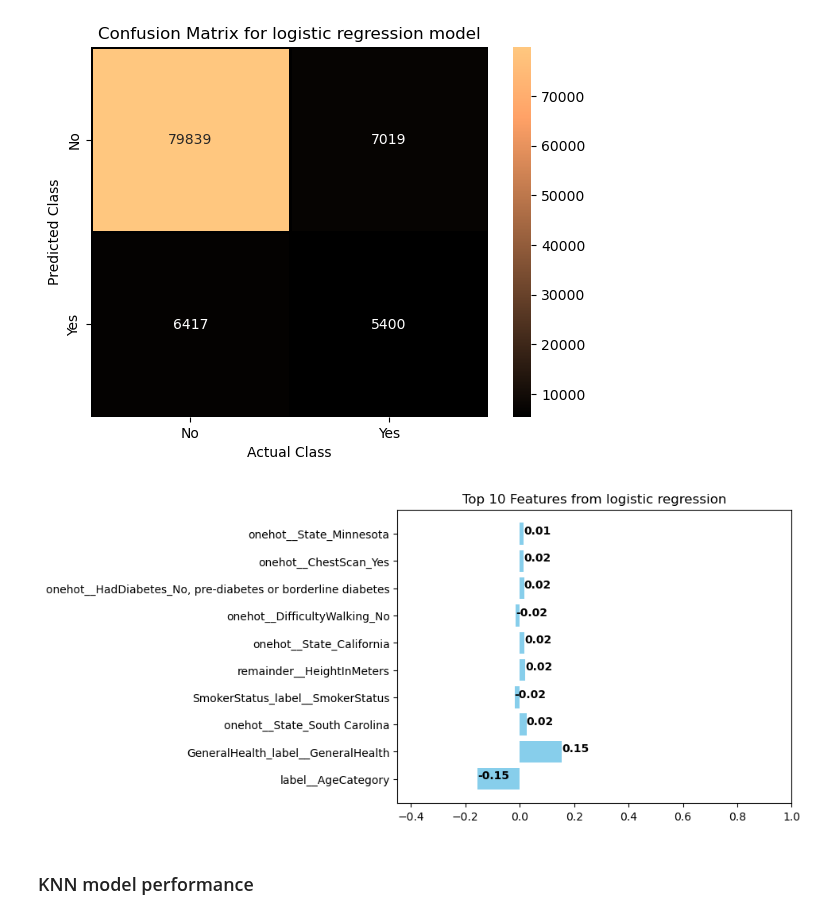
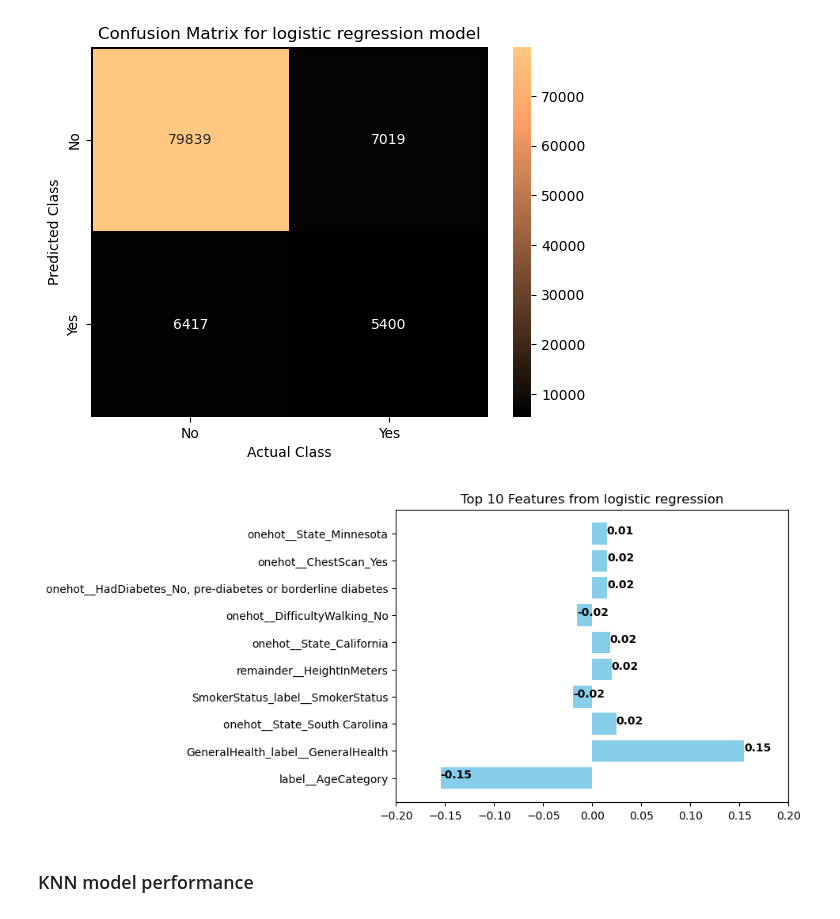
Before and after one commit to DecisionTreeBruining/212B-ML-Project, a Jupyter notebook: assignment_2/local_dev/final_analysis.ipynb, the cells around one changed output. Drawn from its saved outputs; the diff is of its cells as text; code cells hidden in the pictures.

Commit message:
Update final_analysis.ipynb
adjusted graph size

```diff
--- a/assignment_2/local_dev/final_analysis.ipynb
+++ b/assignment_2/local_dev/final_analysis.ipynb
@@ -173,35 +173,35 @@ logi_coef = log_final.coef_
 avg_coef = np.mean(logi_coef, axis=0)
 
 # create a dictionary for coefficients and column names
 coef_dict = {}
 for coef, col in zip(avg_coef, X_train.columns):
     coef_dict[col] = coef
 
 # sort the dictionary by the absolute value of the coefficients
 sorted_dict = dict(sorted(coef_dict.items(),
                           key = lambda x: abs(x[1]),
                           reverse = True))
 
 # dataframe for the sorted dictionary with two columns
 coef_df = pd.DataFrame(list(sorted_dict.items()),
                        columns = ['Feature', 'Coefficient'])
 
 # select the top 10 coefficients
 coef_df = coef_df.head(10)
 plt.barh(coef_df['Feature'], coef_df['Coefficient'], color='skyblue')
 
 # add text annotation on the bar
 for i, v in enumerate(coef_df['Coefficient']):
     plt.text(v, i, str(round(v, 2)),
              color='black', fontweight='bold',
              ha = 'left')
 plt.title('Top 10 Features from logistic regression')
 plt.savefig(figpath + 'logit_feature_importance.png')
 # set x limit
-plt.xlim(-0.45, 1)
+plt.xlim(-0.2, 0.2)
 plt.size = (8,6)
 # %% [output]
-[figure, old version]
+[figure, new version]
 # %% [markdown]
 ### KNN model performance
 # %%
```
